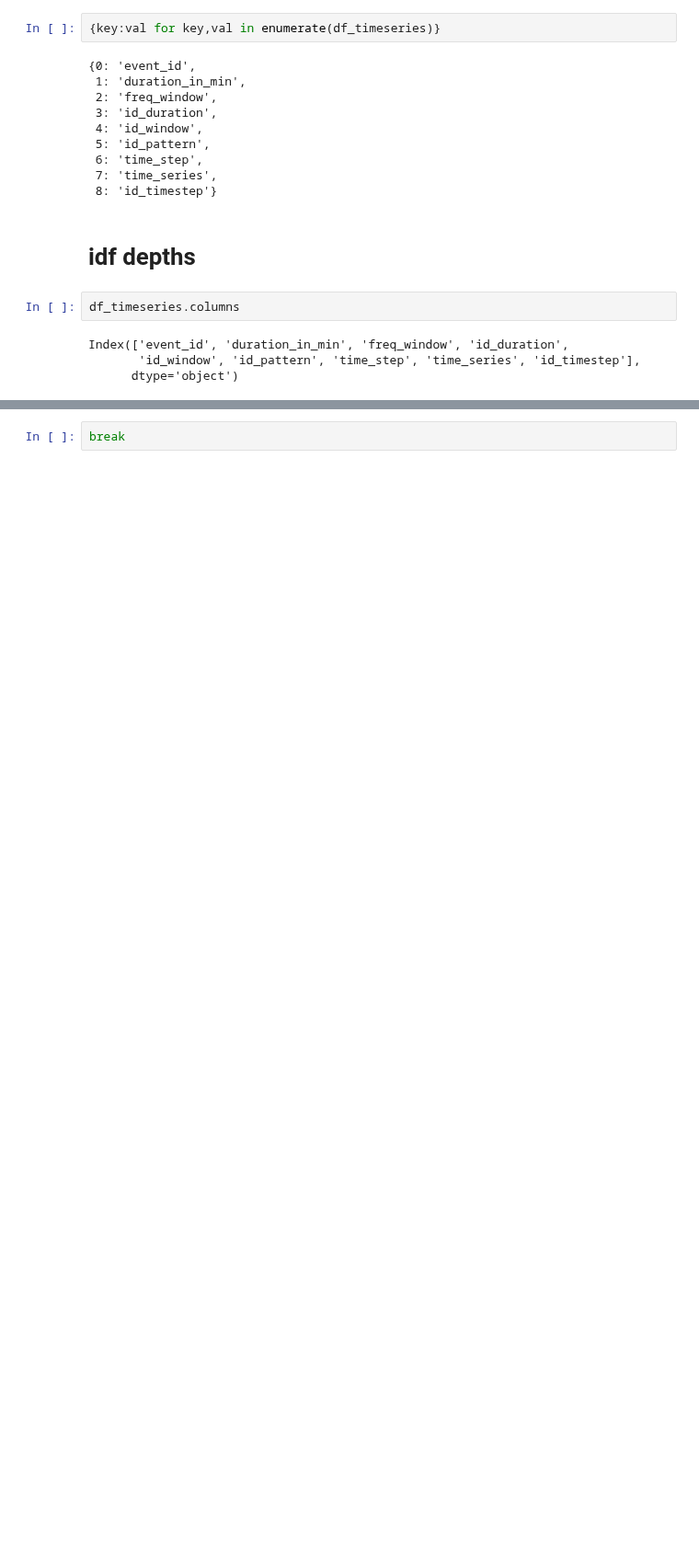
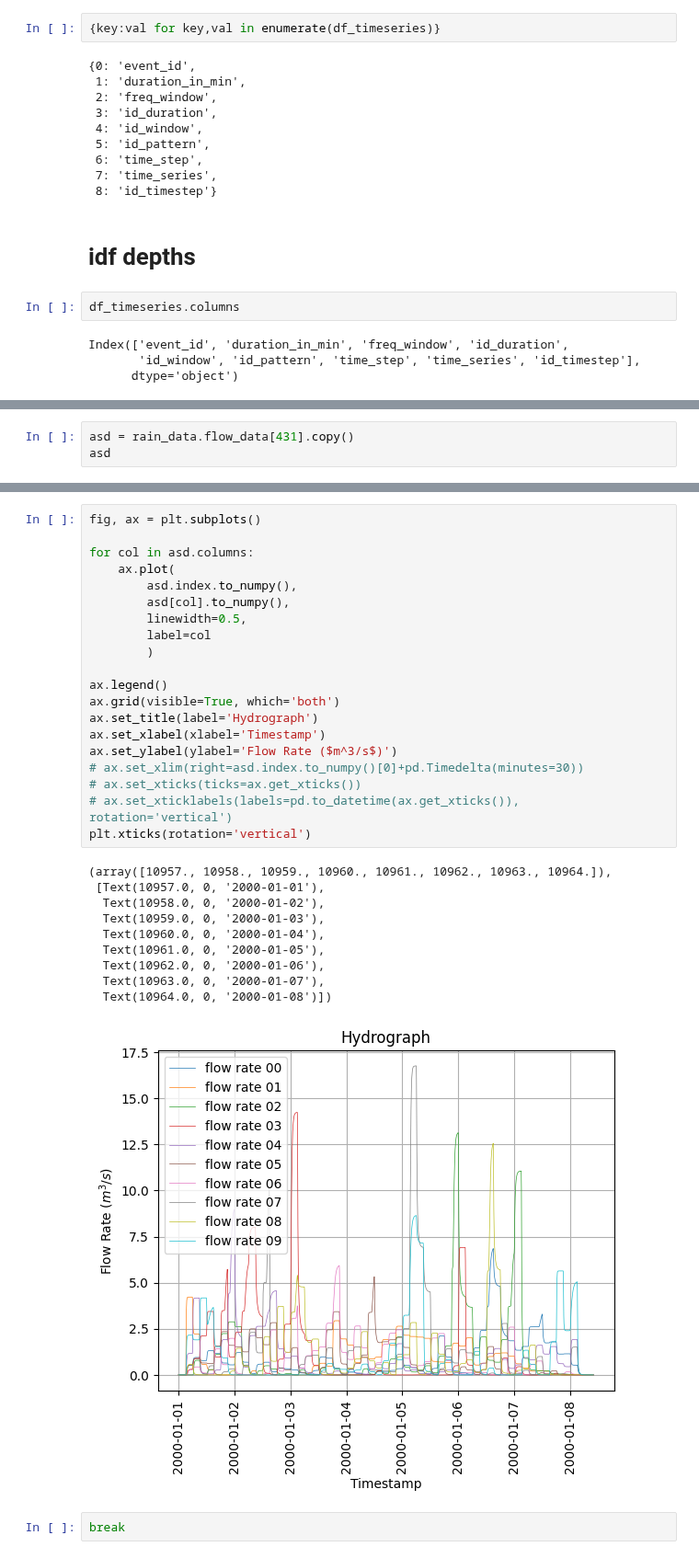
Before and after one commit to Holger-Paxi/Flood_Estimation, a Jupyter notebook: Assignment_3__1st.ipynb, the cells around one changed output, grey strips where cells are left out. Shown at 92% size. Saved outputs shown, nothing was run; the diff lists cells and outputs as text; blank space fills up the shorter version.

```diff
--- a/Assignment_3__1st.ipynb
+++ b/Assignment_3__1st.ipynb
@@ -808,0 +1265,3 @@ rain_data
+# %%
+asd = rain_data.flow_data[431].copy()
+asd
@@ -809,2 +1283,33 @@ rain_data
+# %%
+fig, ax = plt.subplots()
+
+for col in asd.columns:
+    ax.plot(
+        asd.index.to_numpy(),
+        asd[col].to_numpy(),
+        linewidth=0.5,
+        label=col
+        )
+
+ax.legend()
+ax.grid(visible=True, which='both')
+ax.set_title(label='Hydrograph')
+ax.set_xlabel(xlabel='Timestamp')
+ax.set_ylabel(ylabel='Flow Rate ($m^3/s$)')
+# ax.set_xlim(right=asd.index.to_numpy()[0]+pd.Timedelta(minutes=30))
+# ax.set_xticks(ticks=ax.get_xticks())
+# ax.set_xticklabels(labels=pd.to_datetime(ax.get_xticks()), rotation='vertical')
+plt.xticks(rotation='vertical')
+# %% [output]
+(array([10957., 10958., 10959., 10960., 10961., 10962., 10963., 10964.]),
+ [Text(10957.0, 0, '2000-01-01'),
+  Text(10958.0, 0, '2000-01-02'),
+  Text(10959.0, 0, '2000-01-03'),
+  Text(10960.0, 0, '2000-01-04'),
+  Text(10961.0, 0, '2000-01-05'),
+  Text(10962.0, 0, '2000-01-06'),
+  Text(10963.0, 0, '2000-01-07'),
+  Text(10964.0, 0, '2000-01-08')])
+[figure, added]
 # %%
 break
```
Also changed, not shown: parts of 70 cells of this notebook, 1 other file.
